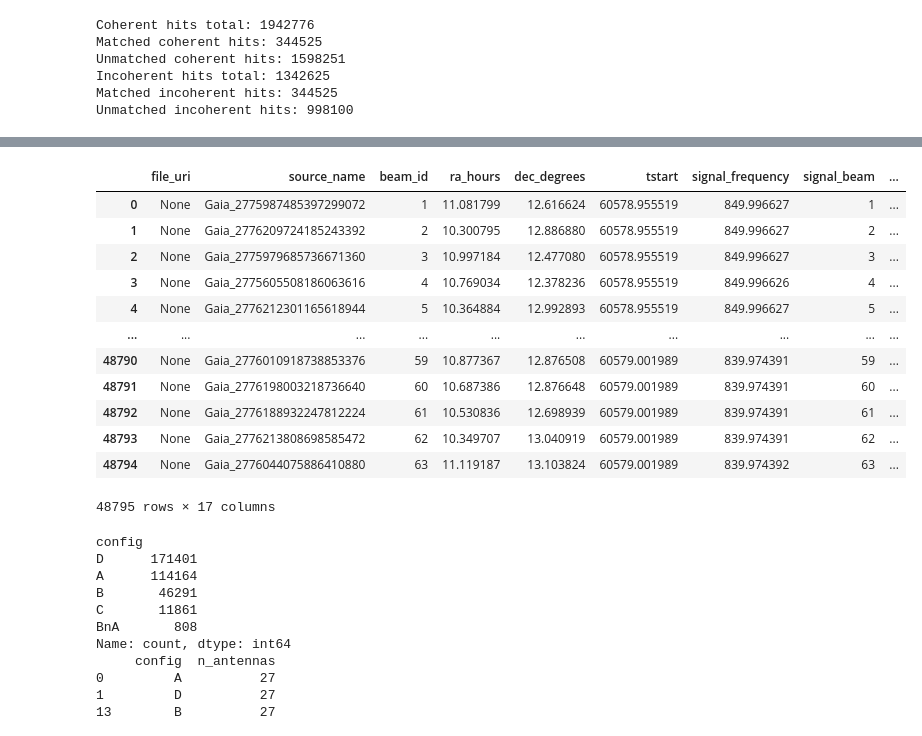
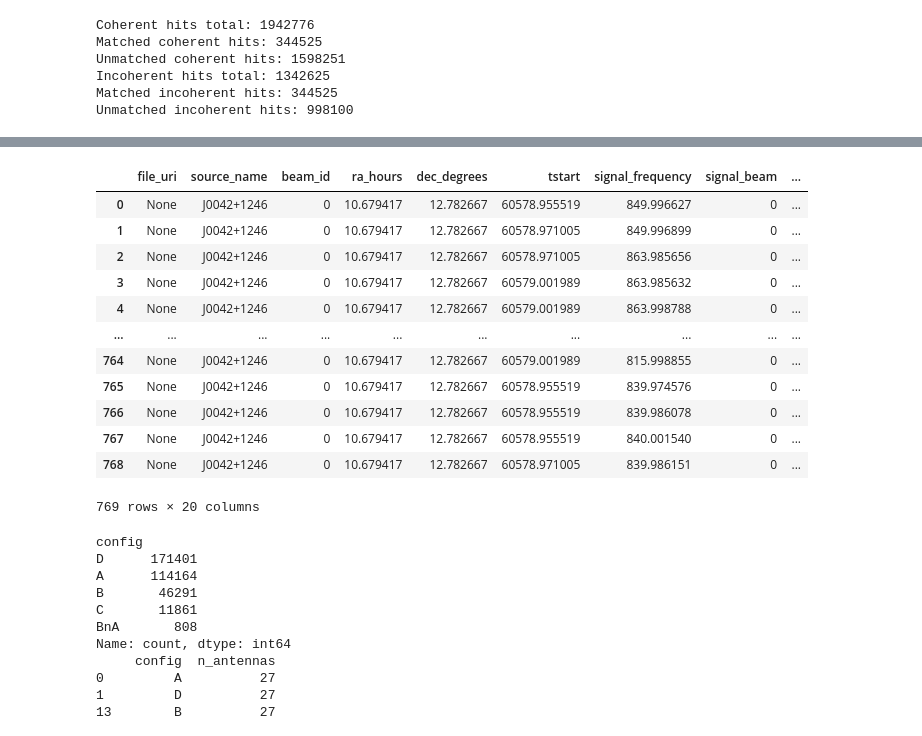
Before and after one commit to ELLAMBISHOP/RADAR, a Jupyter notebook: RFI_anomoly_analysis.ipynb, the cells around one changed output, grey strips where cells are left out. Drawn from its saved outputs; the diff is of its cells as text; code cells hidden in the pictures.

```diff
--- a/RFI_anomoly_analysis.ipynb
+++ b/RFI_anomoly_analysis.ipynb
@@ -186,25 +201,30 @@ plt.close()
 # %%
-gaia_df= pd.read_pickle('/datax/scratch/ellambishop/meerkat_hits/meerkat_gaia.pkl')
-#gaia_df= pd.read_pickle('/datax/scratch/ellambishop/meerkat_hits/meerkat_named.pkl')
+def load_in_meerkat(file_name):
+    """
+    Loading in MeerKAT data and adding configuration label
+    """
+    gaia_df= pd.read_pickle(f'/datax/scratch/ellambishop/meerkat_hits/{file_name}')
 
-def add_meerkat_config(df):
-    df = df.copy()
-    df.loc[df['signal_frequency'] < 2000, 'config'] = 'MeerKAT'
+    df = gaia_df.copy()
+    df['config'] = 'MeerKAT'
     return df
 
-add_meerkat_config(gaia_df)
+#gaia_df = load_in_meerkat('meerkat_gaia.pkl')
+gaia_df = load_in_meerkat('meerkat_named.pkl')
+
+gaia_df
 # %% [output]
 |  | file_uri | source_name | beam_id | ra_hours | dec_degrees | tstart | signal_frequency | signal_beam | ... |
-| 0 | None | Gaia_2775987485397299072 | 1 | 11.081799 | 12.616624 | 60578.955519 | 849.996627 | 1 | ... |
-| 1 | None | Gaia_2776209724185243392 | 2 | 10.300795 | 12.886880 | 60578.955519 | 849.996627 | 2 | ... |
-| 2 | None | Gaia_2775979685736671360 | 3 | 10.997184 | 12.477080 | 60578.955519 | 849.996627 | 3 | ... |
-| 3 | None | Gaia_2775605508186063616 | 4 | 10.769034 | 12.378236 | 60578.955519 | 849.996626 | 4 | ... |
-| 4 | None | Gaia_2776212301165618944 | 5 | 10.364884 | 12.992893 | 60578.955519 | 849.996627 | 5 | ... |
+| 0 | None | J0042+1246 | 0 | 10.679417 | 12.782667 | 60578.955519 | 849.996627 | 0 | ... |
+| 1 | None | J0042+1246 | 0 | 10.679417 | 12.782667 | 60578.971005 | 849.996899 | 0 | ... |
+| 2 | None | J0042+1246 | 0 | 10.679417 | 12.782667 | 60578.971005 | 863.985656 | 0 | ... |
+| 3 | None | J0042+1246 | 0 | 10.679417 | 12.782667 | 60579.001989 | 863.985632 | 0 | ... |
+| 4 | None | J0042+1246 | 0 | 10.679417 | 12.782667 | 60579.001989 | 863.998788 | 0 | ... |
 | ... | ... | ... | ... | ... | ... | ... | ... | ... | ... |
-| 48790 | None | Gaia_2776010918738853376 | 59 | 10.877367 | 12.876508 | 60579.001989 | 839.974391 | 59 | ... |
-| 48791 | None | Gaia_2776198003218736640 | 60 | 10.687386 | 12.876648 | 60579.001989 | 839.974391 | 60 | ... |
-| 48792 | None | Gaia_2776188932247812224 | 61 | 10.530836 | 12.698939 | 60579.001989 | 839.974391 | 61 | ... |
-| 48793 | None | Gaia_2776213808698585472 | 62 | 10.349707 | 13.040919 | 60579.001989 | 839.974391 | 62 | ... |
-| 48794 | None | Gaia_2776044075886410880 | 63 | 11.119187 | 13.103824 | 60579.001989 | 839.974392 | 63 | ... |
+| 764 | None | J0042+1246 | 0 | 10.679417 | 12.782667 | 60579.001989 | 815.998855 | 0 | ... |
+| 765 | None | J0042+1246 | 0 | 10.679417 | 12.782667 | 60578.955519 | 839.974576 | 0 | ... |
+| 766 | None | J0042+1246 | 0 | 10.679417 | 12.782667 | 60578.955519 | 839.986078 | 0 | ... |
+| 767 | None | J0042+1246 | 0 | 10.679417 | 12.782667 | 60578.955519 | 840.001540 | 0 | ... |
+| 768 | None | J0042+1246 | 0 | 10.679417 | 12.782667 | 60578.971005 | 839.986151 | 0 | ... |
-48795 rows × 17 columns
+769 rows × 20 columns
 # %%
```
Also changed, not shown: parts of 24 cells of this notebook, 1 other file.
